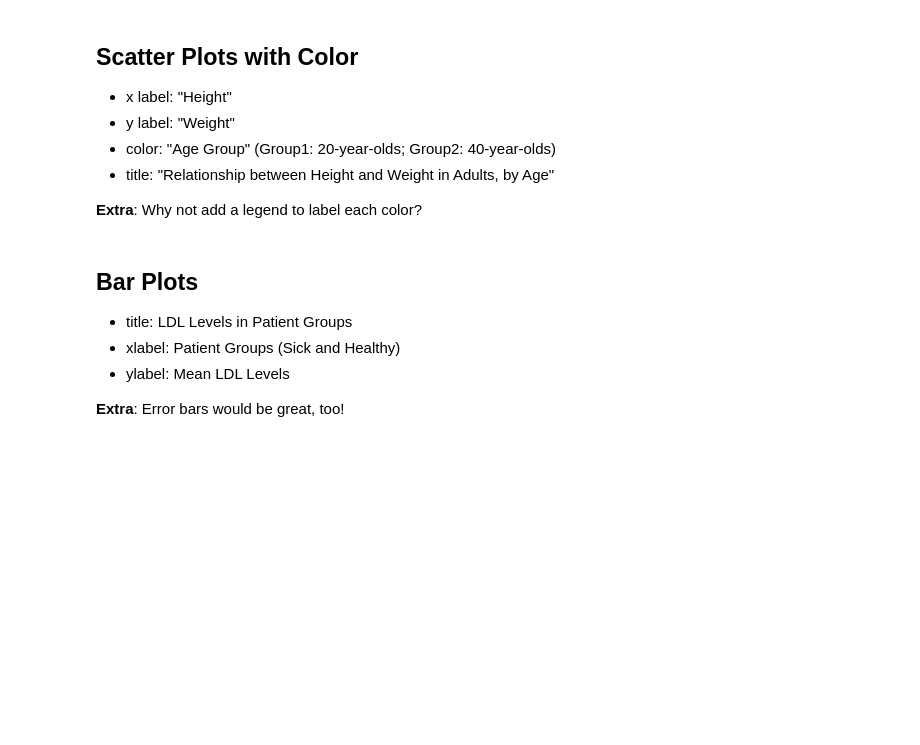
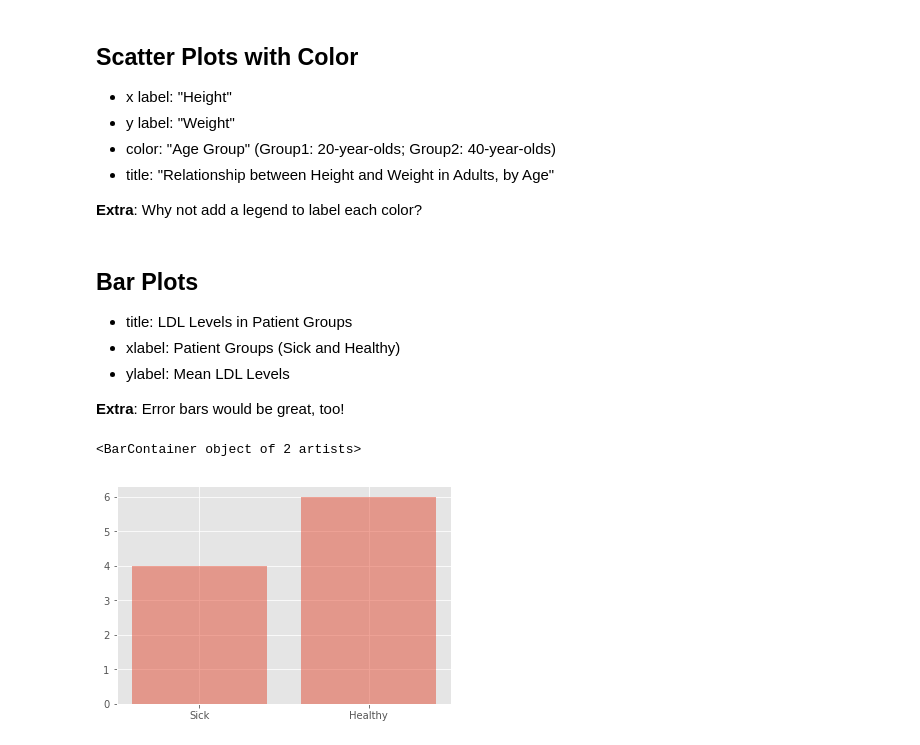
Before and after one commit to nickdelgrosso/cph_pythonworkshop2018, a Jupyter notebook: Day1/Visualization_withAnswers.ipynb, the cells around one changed output. Drawn from its saved outputs; the diff is of its cells as text; code cells hidden in the pictures; blank space fills up the shorter version.

```diff
--- a/Day1/Visualization_withAnswers.ipynb
+++ b/Day1/Visualization_withAnswers.ipynb
@@ -140,3 +140,12 @@ plt.legend()
   - ylabel: Mean LDL Levels
 
 **Extra**: Error bars would be great, too!
+# %%
+import matplotlib
+matplotlib.style.use('ggplot')
+# %%
+plt.bar(['Sick', 'Healthy'], [4, 6], alpha=.5)
+# plt.errorbar([0, 1], yerr=[2, 3], elinewidth=0)
+# %% [output]
+<BarContainer object of 2 artists>
+[figure, added]
```
Also changed, not shown: 8 other files.
